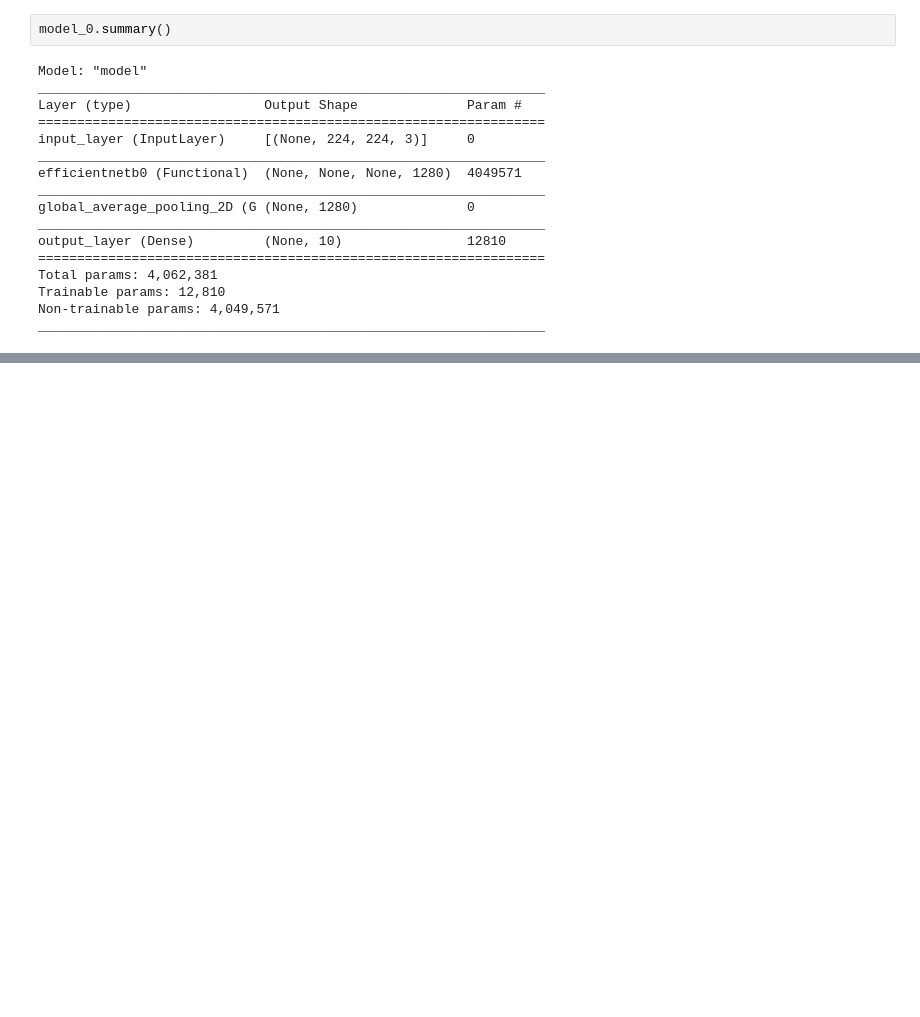
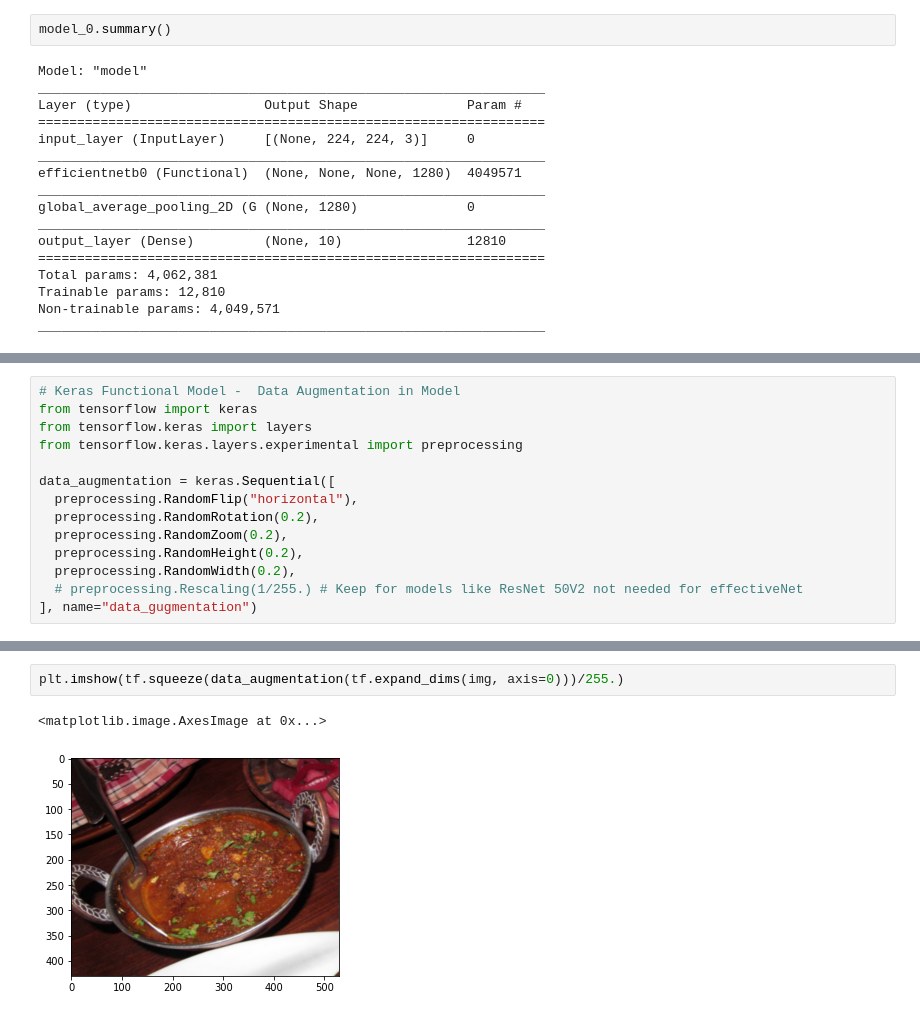
Before and after one commit to kaushikabhishek87/Tensorflow_projects, a Jupyter notebook: 05_Transfer_Learning_Tensorflow_part_2_fine_tuning.ipynb, the cells around one changed output, grey strips where cells are left out. Drawn from its saved outputs; the diff is of its cells as text; blank space fills up the shorter version.

```diff
--- a/05_Transfer_Learning_Tensorflow_part_2_fine_tuning.ipynb
+++ b/05_Transfer_Learning_Tensorflow_part_2_fine_tuning.ipynb
@@ -248,0 +354,14 @@ _________________________________________________________________
+# %%
+# Keras Functional Model -  Data Augmentation in Model
+from tensorflow import keras
+from tensorflow.keras import layers
+from tensorflow.keras.layers.experimental import preprocessing
+
+data_augmentation = keras.Sequential([
+  preprocessing.RandomFlip("horizontal"),
+  preprocessing.RandomRotation(0.2),
+  preprocessing.RandomZoom(0.2),
+  preprocessing.RandomHeight(0.2),
+  preprocessing.RandomWidth(0.2),
+  # preprocessing.Rescaling(1/255.) # Keep for models like ResNet 50V2 not needed for effectiveNet
+], name="data_gugmentation")
@@ -248,0 +397,5 @@ _________________________________________________________________
+# %%
+plt.imshow(tf.squeeze(data_augmentation(tf.expand_dims(img, axis=0)))/255.)
+# %% [output]
+<matplotlib.image.AxesImage at 0x...>
+[figure, added]
```
Also changed, not shown: parts of 15 cells of this notebook.
